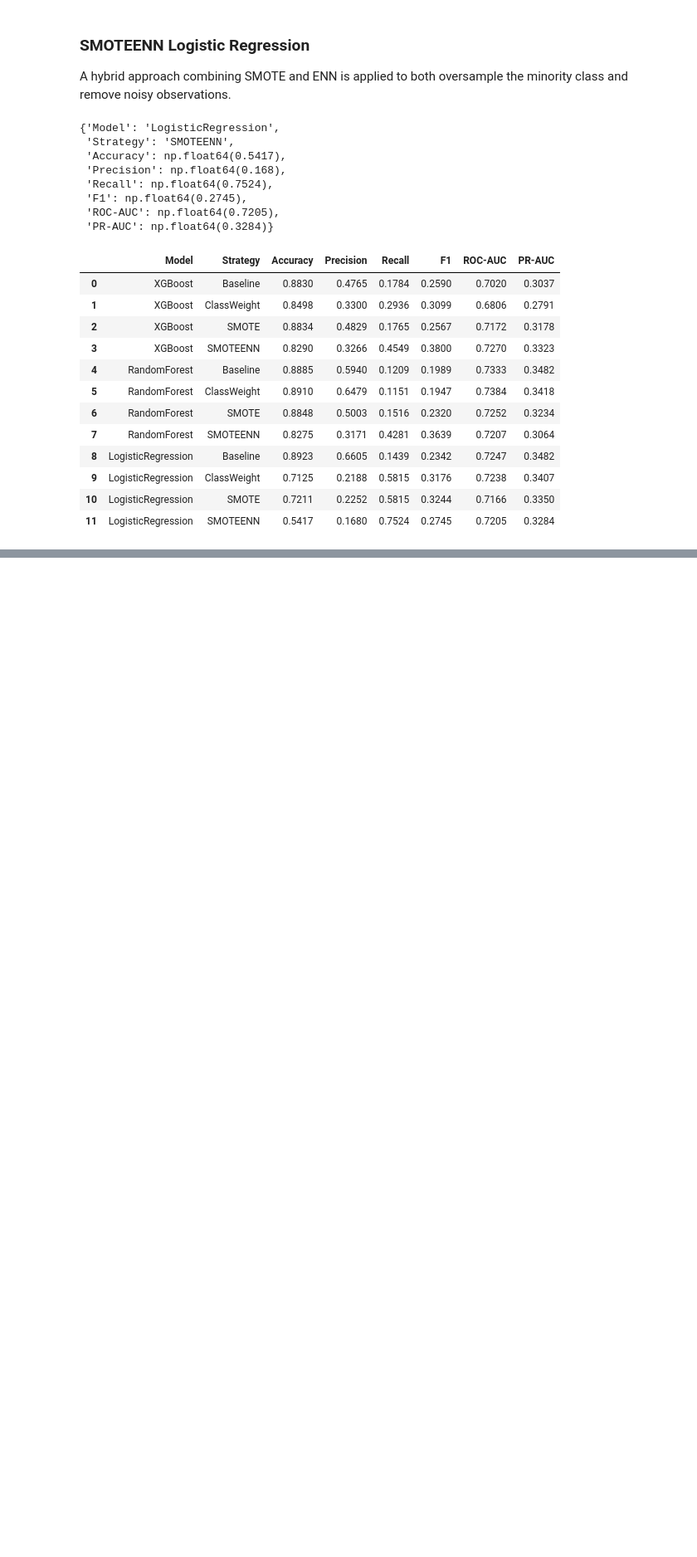
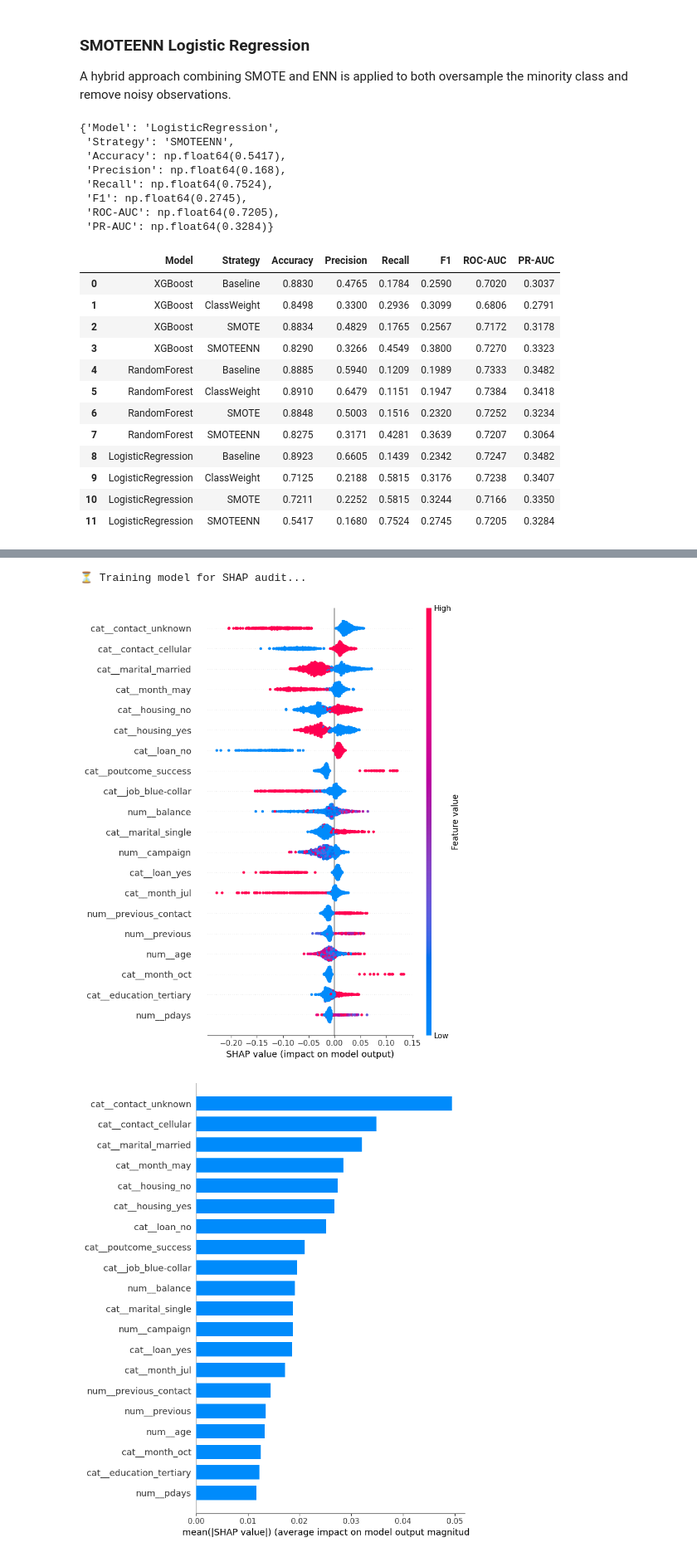
Before and after one commit to zahraMajed/bank-deposit-prediction, a Jupyter notebook: notebooks/03_rf_logreg_experiments.ipynb, the cells around one changed output, grey strips where cells are left out. Shown at 83% size. Cells and saved outputs as stored; diff of their text form; code cells hidden in the pictures; blank space fills up the shorter version.

```diff
--- a/notebooks/03_rf_logreg_experiments.ipynb
+++ b/notebooks/03_rf_logreg_experiments.ipynb
@@ -396,0 +477,44 @@ results
+# %%
+print("⏳ Training model for SHAP audit...")
+
+# Apply preprocessing
+X_test_transformed_raw = pipeline.named_steps['preprocessor'].transform(
+    pipeline.named_steps['pdays_transform'].transform(
+        pipeline.named_steps['drop_columns'].transform(X_test)
+    )
+)
+
+# Convert sparse → dense
+if hasattr(X_test_transformed_raw, "toarray"):
+    X_test_transformed = X_test_transformed_raw.toarray()
+else:
+    X_test_transformed = X_test_transformed_raw
+
+#  Get feature names
+feature_names = pipeline.named_steps['preprocessor'].get_feature_names_out()
+
+#  Convert to DataFrame
+X_test_df = pd.DataFrame(X_test_transformed, columns=feature_names)
+
+#  Extract model
+rf_model = pipeline.named_steps['classifier']
+
+#  SHAP
+explainer = shap.TreeExplainer(rf_model)
+shap_values = explainer.shap_values(X_test_df)
+
+# Handle both possible formats
+if isinstance(shap_values, list):
+    # Old format
+    final_shap = shap_values[1]
+else:
+    # New format (3D array)
+    final_shap = shap_values[:, :, 1]
+
+#  Plots
+shap.summary_plot(final_shap, X_test_df)
+shap.summary_plot(final_shap, X_test_df, plot_type="bar")
+# %% [output]
+⏳ Training model for SHAP audit...
+[figure, added]
+[figure, added]
```
Also changed, not shown: parts of 19 cells of this notebook, 1 other file.
